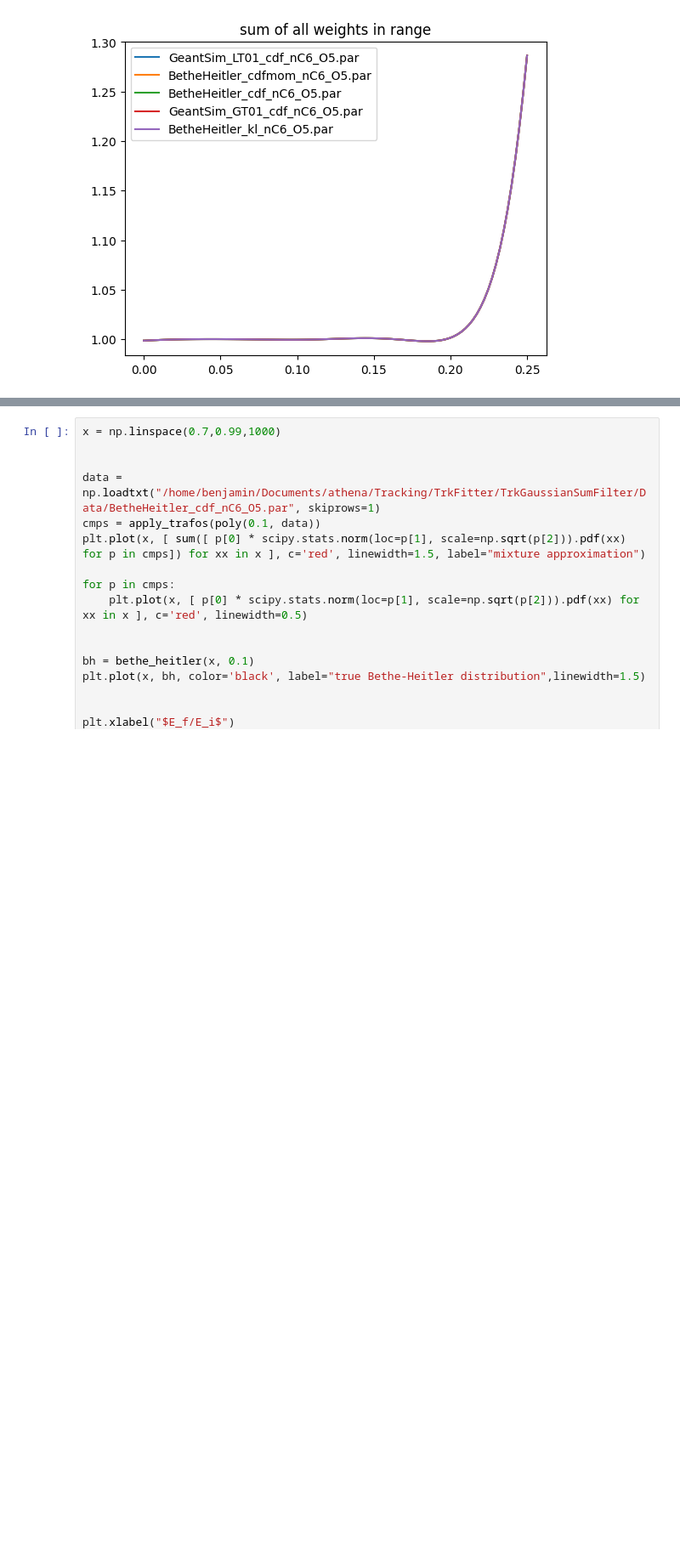
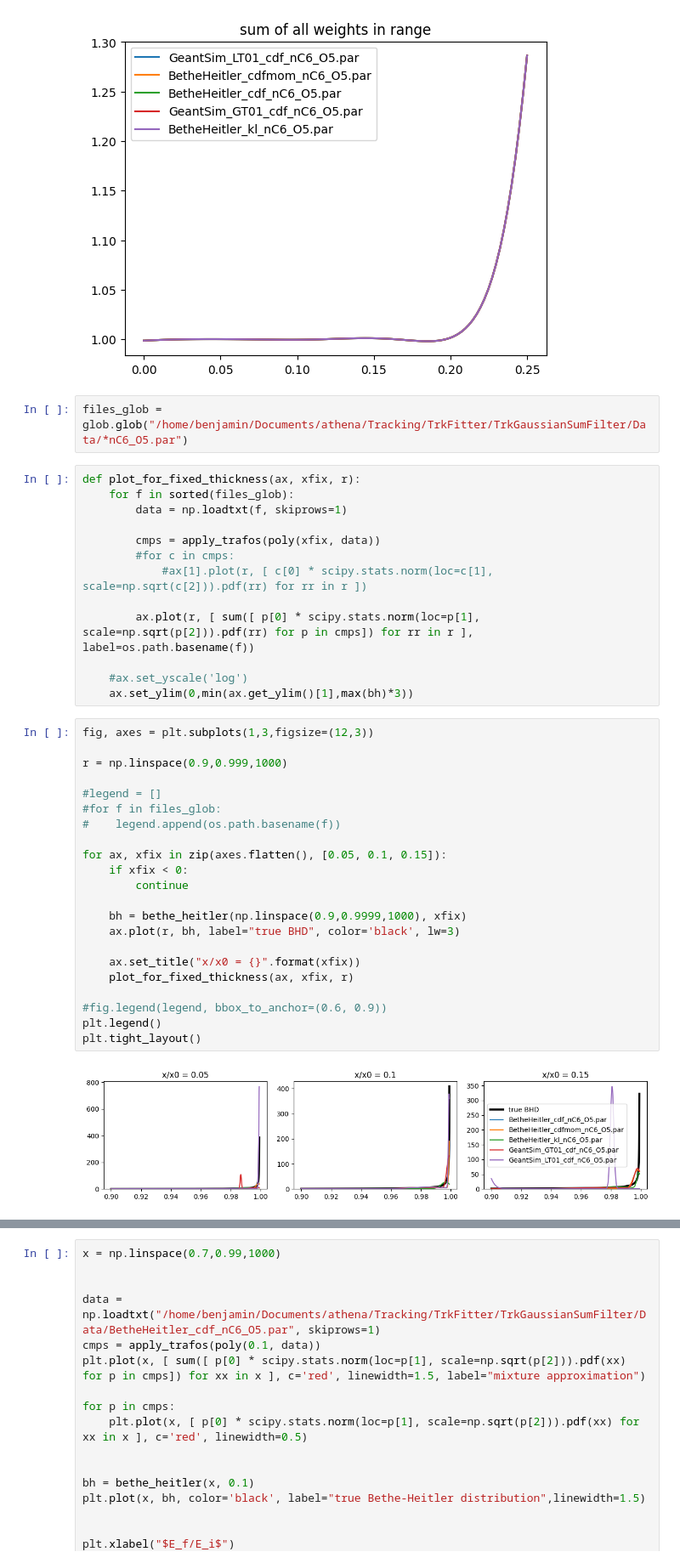
Before and after one commit to benjaminhuth/acts-gsf-scripts, a Jupyter notebook: notebooks/analyse_atlas_parameterization.ipynb, the cells around one changed output, grey strips where cells are left out. Shown: that part at 85% size. Drawn from its saved outputs; the diff is of its cells as text; blank space fills up the shorter version.

```diff
--- a/notebooks/analyse_atlas_parameterization.ipynb
+++ b/notebooks/analyse_atlas_parameterization.ipynb
@@ -55,6 +55,45 @@ plt.legend()
 # %% [output]
 <matplotlib.legend.Legend at 0x...>
 [figure]
+# %%
+files_glob = glob.glob("/home/benjamin/Documents/athena/Tracking/TrkFitter/TrkGaussianSumFilter/Data/*nC6_O5.par")
+# %%
+def plot_for_fixed_thickness(ax, xfix, r):
+    for f in sorted(files_glob):
+        data = np.loadtxt(f, skiprows=1)
+
+        cmps = apply_trafos(poly(xfix, data))
+        #for c in cmps:
+            #ax[1].plot(r, [ c[0] * scipy.stats.norm(loc=c[1], scale=np.sqrt(c[2])).pdf(rr) for rr in r ])
+
+        ax.plot(r, [ sum([ p[0] * scipy.stats.norm(loc=p[1], scale=np.sqrt(p[2])).pdf(rr) for p in cmps]) for rr in r ], label=os.path.basename(f))
+
+    #ax.set_yscale('log')
+    ax.set_ylim(0,min(ax.get_ylim()[1],max(bh)*3))
+# %%
+fig, axes = plt.subplots(1,3,figsize=(12,3))
+
+r = np.linspace(0.9,0.999,1000)
+
+#legend = []
+#for f in files_glob:
+#    legend.append(os.path.basename(f))
+
+for ax, xfix in zip(axes.flatten(), [0.05, 0.1, 0.15]):
+    if xfix < 0:
+        continue
+
+    bh = bethe_heitler(np.linspace(0.9,0.9999,1000), xfix)
+    ax.plot(r, bh, label="true BHD", color='black', lw=3)
+
+    ax.set_title("x/x0 = {}".format(xfix))
+    plot_for_fixed_thickness(ax, xfix, r)
+
+#fig.legend(legend, bbox_to_anchor=(0.6, 0.9))
+plt.legend()
+plt.tight_layout()
+# %% [output]
+[figure, added]
 # %%
 fig, axes = plt.subplots(2,3,figsize=(13,8))
 
```
Also changed, not shown: parts of 1 cell of this notebook, 13 other files.
